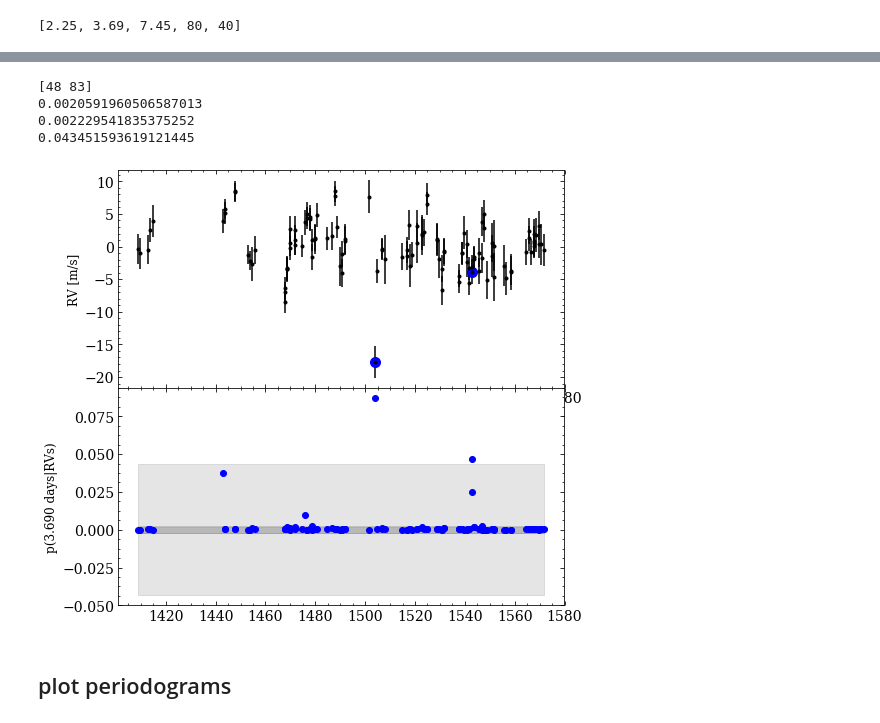
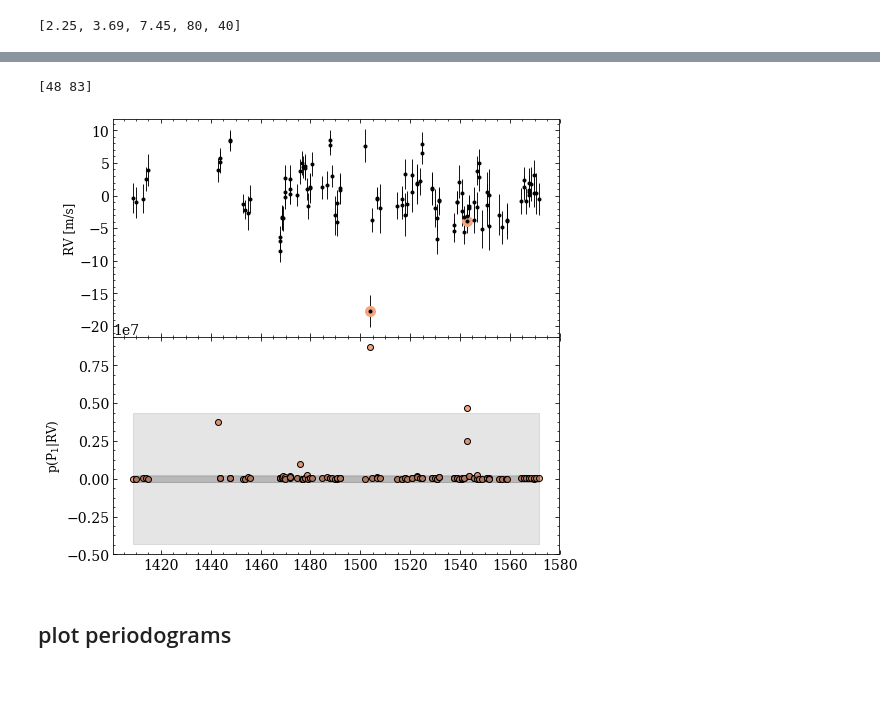
Before and after one commit to r-cloutier/toi175, a Jupyter notebook: toi175_loocv.ipynb, the cells around one changed output, grey strips where cells are left out. Cells and saved outputs as stored; diff of their text form; code cells hidden in the pictures; blank space fills up the shorter version.

```diff
--- a/toi175_loocv.ipynb
+++ b/toi175_loocv.ipynb
@@ -73,43 +113,31 @@ prob_P1 = run_loocv(Ps[1], bjd, rv, erv, np.zeros(bjd.size), np.zeros(bjd.size))
 # %%
 # plot loocv results
 t0 = 2457000#bjd.min()
-cols = ['b','r','g']
+cols = ['#67001f','#f4a582','#92c5de','#d6604d']
 
-plt.figure(figsize=(8,8))
-plt.subplot(211)
-plt.errorbar(bjd-t0, rv, erv, fmt='k.')
+fig = plt.figure(figsize=(8,8))
+ax1 = fig.add_subplot(211)
+ax1.errorbar(bjd-t0, rv, erv, fmt='k.', elinewidth=.9)
 b1 = (abs(prob_P1-prob_P1.mean()) > np.percentile(abs(prob_P1-prob_P1.mean()), 99))
 #b2 = (abs(prob_P2-prob_P2.mean()) > np.percentile(abs(prob_P2-prob_P2.mean()), 99))
 print np.where(b1)[0]#, np.where(b2)[0], '\n'
-plt.plot(bjd[b1]-t0, rv[b1], 'o', c=cols[0], ms=10)
-#plt.plot(bjd[b2]-t0, rv[b2], 'o', c=cols[1], ms=10)
-plt.ylabel('RV [m/s]', fontsize=12)
+ax1.plot(bjd[b1]-t0, rv[b1], 'o', c=cols[1], ms=10)
+ax1.set_ylabel('RV [m/s]', fontsize=12)
+ax1.set_xticklabels('')
 
-plt.subplot(212)
-plt.plot(bjd-t0, prob_P1, 'o', color=cols[0])
+ax2 = fig.add_subplot(212)
+prob_P1 *= 1e8
+ax2.scatter(bjd-t0, prob_P1, facecolor=cols[1], edgecolors='k')
 for i in [68,95,99]:
-    v = np.percentile(abs(prob_P1-prob_P1.mean()), i)
-    print v
-    plt.fill_between(bjd-t0, v, -v, alpha=.1, color='k')
-plt.ylabel('p(%.3f days|RVs)'%Ps[1], fontsize=12)
-
-#plt.subplot(313)
-#plt.plot(bjd-t0, prob_P2, '.', color=cols[1])
-#for i in [68,95,99]:
-#    v = np.percentile(abs(prob_P2-prob_P2.mean()), i)
-#    print v
-#    plt.fill_between(bjd-t0, v, -v, alpha=.1, color='k')
-#plt.xlabel('Time of omitted measurement\n[BJD - %i]'%t0, fontsize=12)
-#plt.ylabel('p(%.3f days|RVs)'%Ps[2], fontsize=12)
+    v = np.percentile(abs(prob_P1-np.mean(prob_P1)), i)
+    ax2.fill_between(bjd-t0, v, -v, alpha=.1, color='k')
+ax2.set_ylabel('p(P$_1$|RV)', fontsize=12)
 
 plt.subplots_adjust(hspace=0)
 plt.savefig('/Users/ryancloutier/Research/TOI_175/plots/loocv_3d69.png')
 # %% [output]
 [48 83]
-0.0020591960506587013
-0.002229541835375252
-0.043451593619121445
-[figure, old version]
+[figure, new version]
 # %% [markdown]
 ## plot periodograms
 # %%
```
Also changed, not shown: parts of 4 cells of this notebook, 16 other files.
